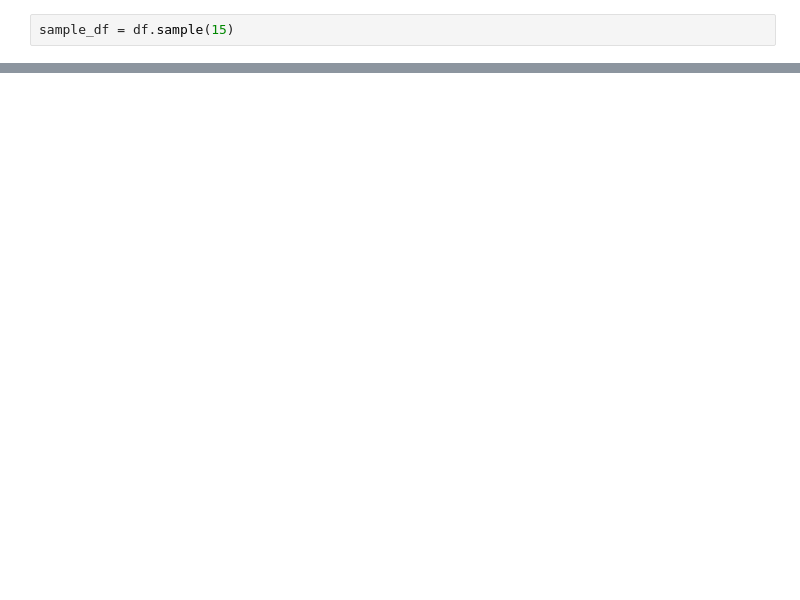
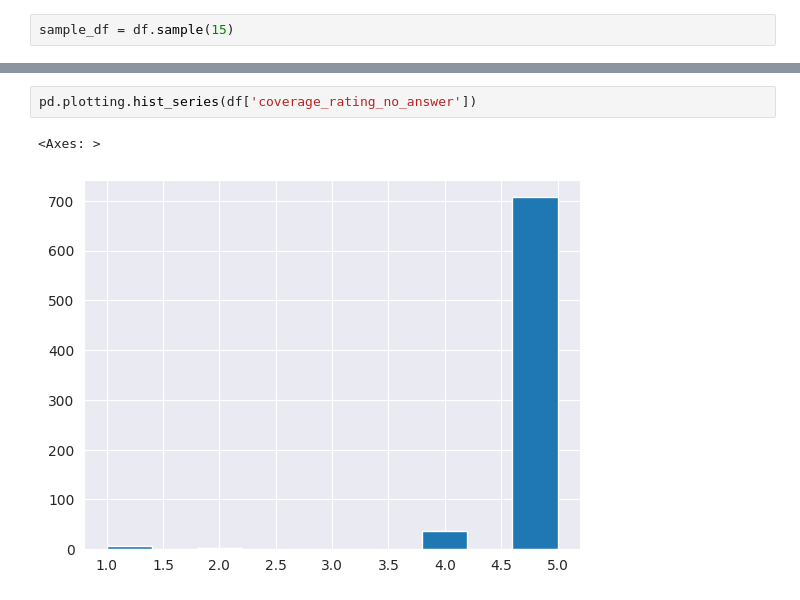
Before and after one commit to witold87/llm-bielik-ft-legal, a Jupyter notebook: src/data.ipynb, the cells around one changed output, grey strips where cells are left out. Saved outputs shown, nothing was run; the diff lists cells and outputs as text; blank space fills up the shorter version.

```diff
--- a/src/data.ipynb
+++ b/src/data.ipynb
@@ -313,0 +251,5 @@ mask[np.triu_indices_from(mask)] = True
+# %%
+pd.plotting.hist_series(df['coverage_rating_no_answer'])
+# %% [output]
+<Axes: >
+[figure, added]
```
Also changed, not shown: parts of 63 cells of this notebook, 5 other files.
